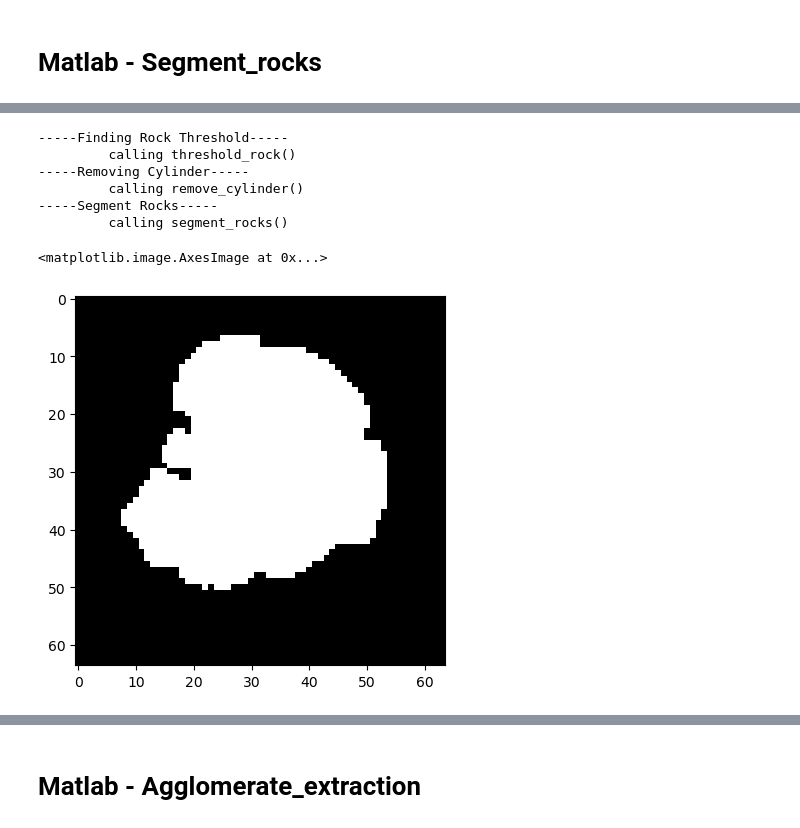
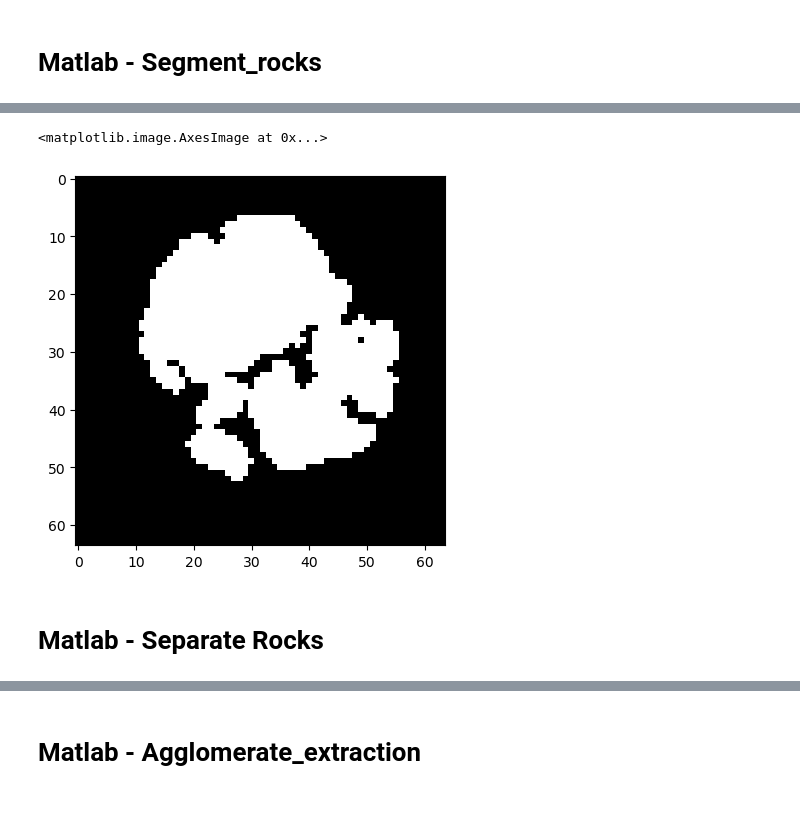
Before and after one commit to edsml-pl1023/Toolkit4D, a Jupyter notebook: notebooks/note.ipynb, the cells around one changed output, grey strips where cells are left out. Drawn from its saved outputs; the diff is of its cells as text; code cells hidden in the pictures.

```diff
--- a/notebooks/note.ipynb
+++ b/notebooks/note.ipynb
@@ -163,0 +193,7 @@ from ToolKit4D.pipeline import ToolKitPipeline
+# %%
+plt.imshow(a.optimized_rock_mask[:,:,50], cmap='gray')
+# %% [output]
+<matplotlib.image.AxesImage at 0x...>
+[figure, added]
+# %% [markdown]
+# Matlab - Separate Rocks
@@ -164,16 +202,2 @@ from ToolKit4D.pipeline import ToolKitPipeline
 # %%
 a = ToolKitPipeline('./tests/test_data/LA2_d20_v1_uint16_unnormalised_254_254_253.raw')
-# %%
-a.segment_rocks()
-# %% [output]
------Finding Rock Threshold-----
-         calling threshold_rock()
------Removing Cylinder-----
-         calling remove_cylinder()
------Segment Rocks-----
-         calling segment_rocks()
-# %%
-plt.imshow(a.optimized_rock_mask[:,:,10], cmap='gray')
-# %% [output]
-<matplotlib.image.AxesImage at 0x...>
-[figure, removed]
```
Also changed, not shown: parts of 30 cells of this notebook.
